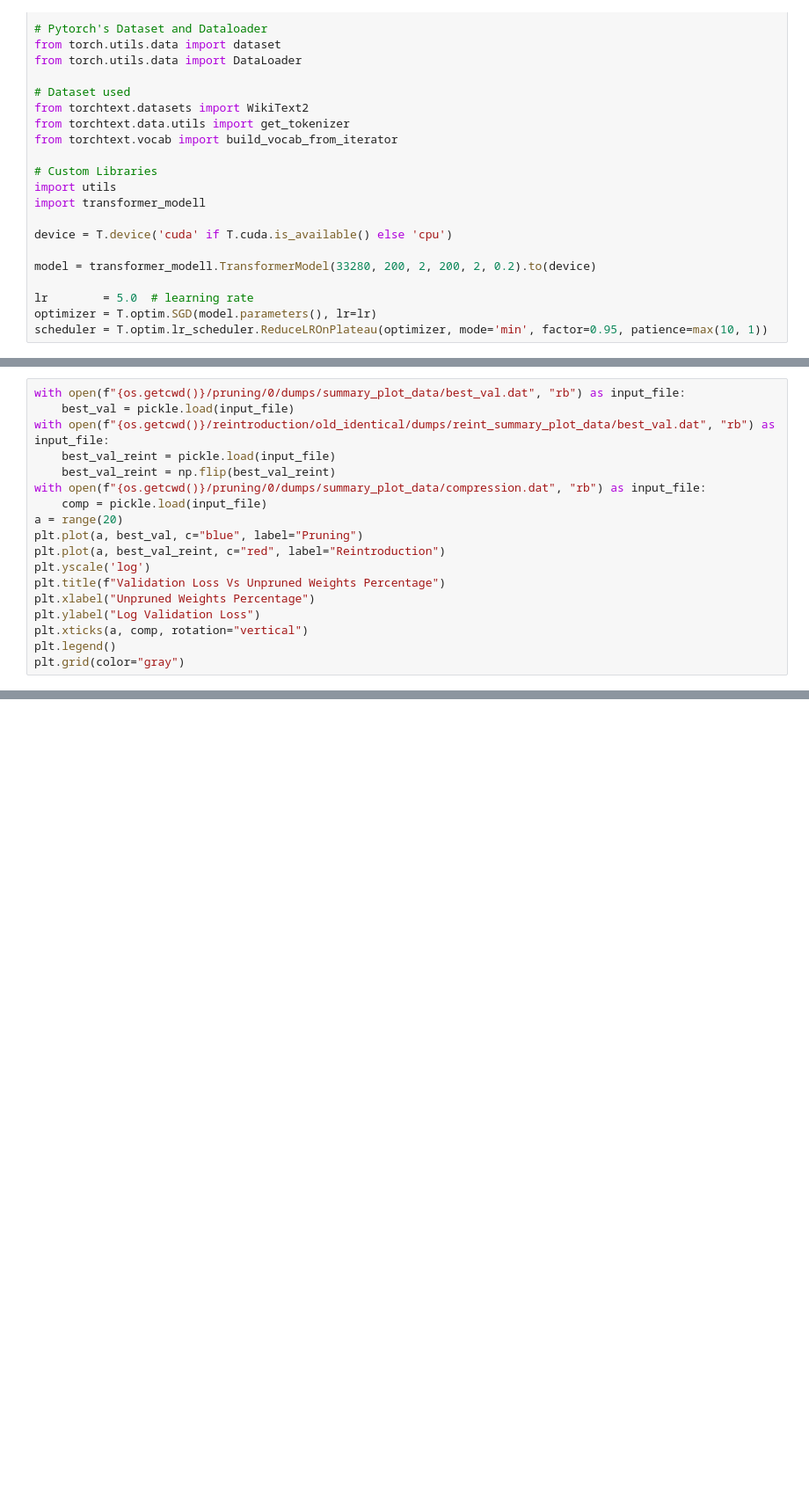
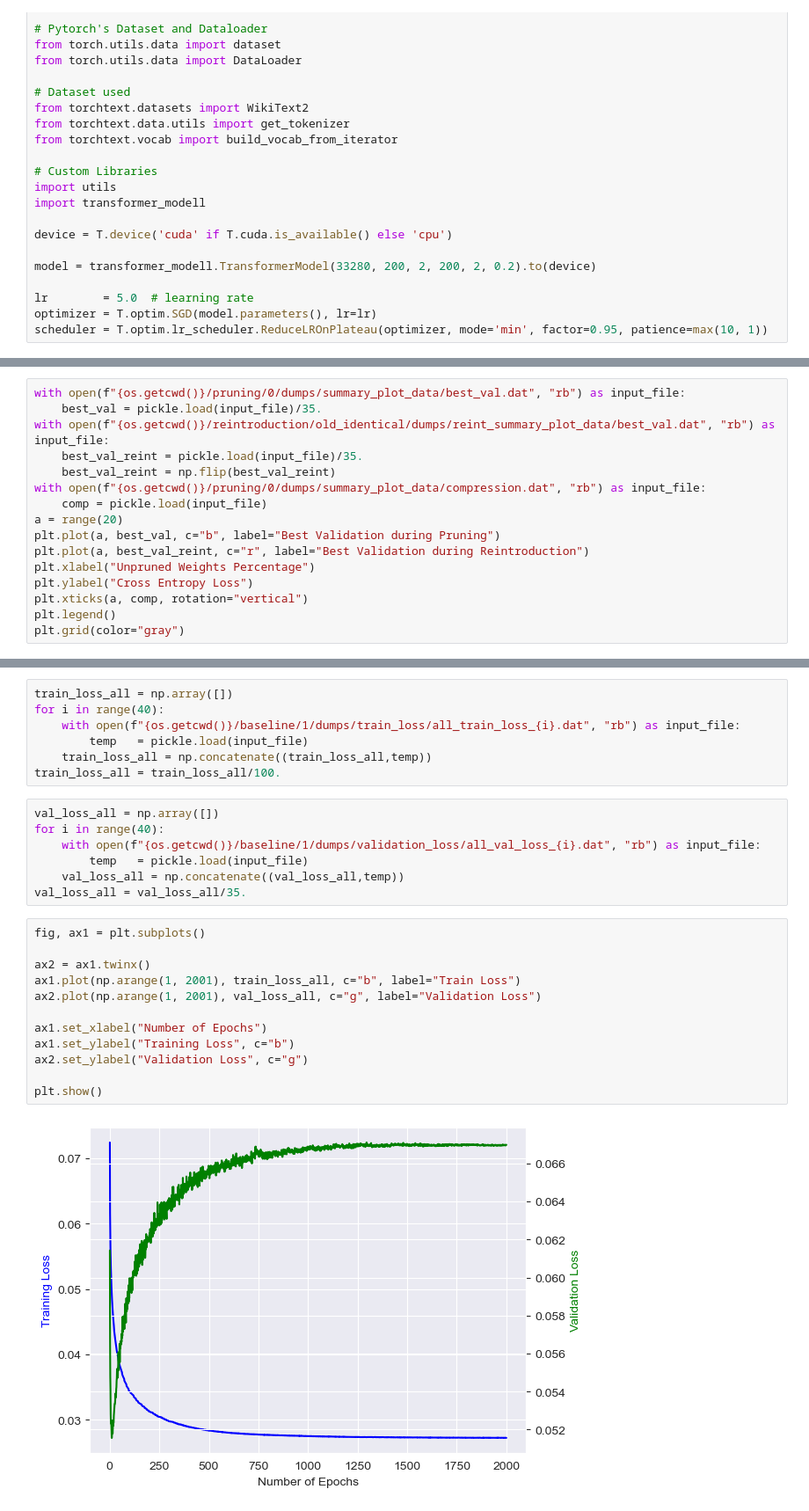
Before and after one commit to luca-scharr/CupCurriculum, a Jupyter notebook: testing_ground.ipynb, the cells around one changed output, grey strips where cells are left out. Shown at 88% size. Saved outputs shown, nothing was run; the diff lists cells and outputs as text; blank space fills up the shorter version.

Commit message:
Generated Plots

```diff
--- a/testing_ground.ipynb
+++ b/testing_ground.ipynb
@@ -115,18 +94,16 @@ plt.grid(color="gray")
 # %%
 with open(f"{os.getcwd()}/pruning/0/dumps/summary_plot_data/best_val.dat", "rb") as input_file:
-    best_val = pickle.load(input_file)
+    best_val = pickle.load(input_file)/35.
 with open(f"{os.getcwd()}/reintroduction/old_identical/dumps/reint_summary_plot_data/best_val.dat", "rb") as input_file:
-    best_val_reint = pickle.load(input_file)
+    best_val_reint = pickle.load(input_file)/35.
     best_val_reint = np.flip(best_val_reint)
 with open(f"{os.getcwd()}/pruning/0/dumps/summary_plot_data/compression.dat", "rb") as input_file:
     comp = pickle.load(input_file)
 a = range(20)
-plt.plot(a, best_val, c="blue", label="Pruning")
-plt.plot(a, best_val_reint, c="red", label="Reintroduction")
-plt.yscale('log')
-plt.title(f"Validation Loss Vs Unpruned Weights Percentage")
+plt.plot(a, best_val, c="b", label="Best Validation during Pruning")
+plt.plot(a, best_val_reint, c="r", label="Best Validation during Reintroduction")
 plt.xlabel("Unpruned Weights Percentage")
-plt.ylabel("Log Validation Loss")
+plt.ylabel("Cross Entropy Loss")
 plt.xticks(a, comp, rotation="vertical")
 plt.legend()
 plt.grid(color="gray")
@@ -134,0 +110,28 @@ plt.grid(color="gray")
+# %%
+train_loss_all = np.array([])
+for i in range(40):
+    with open(f"{os.getcwd()}/baseline/1/dumps/train_loss/all_train_loss_{i}.dat", "rb") as input_file:
+        temp   = pickle.load(input_file)
+    train_loss_all = np.concatenate((train_loss_all,temp))
+train_loss_all = train_loss_all/100.
+# %%
+val_loss_all = np.array([])
+for i in range(40):
+    with open(f"{os.getcwd()}/baseline/1/dumps/validation_loss/all_val_loss_{i}.dat", "rb") as input_file:
+        temp   = pickle.load(input_file)
+    val_loss_all = np.concatenate((val_loss_all,temp))
+val_loss_all = val_loss_all/35.
+# %%
+fig, ax1 = plt.subplots()
+
+ax2 = ax1.twinx()
+ax1.plot(np.arange(1, 2001), train_loss_all, c="b", label="Train Loss")
+ax2.plot(np.arange(1, 2001), val_loss_all, c="g", label="Validation Loss")
+
+ax1.set_xlabel("Number of Epochs")
+ax1.set_ylabel("Training Loss", c="b")
+ax2.set_ylabel("Validation Loss", c="g")
+
+plt.show()
+# %% [output]
+[figure, added]
```
Also changed, not shown: parts of 11 cells of this notebook.
